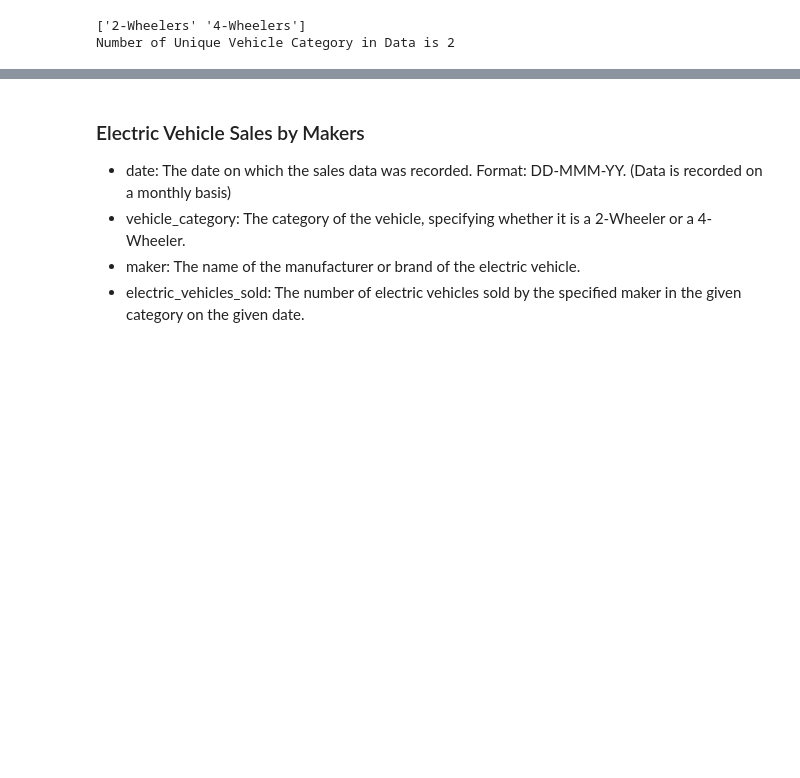
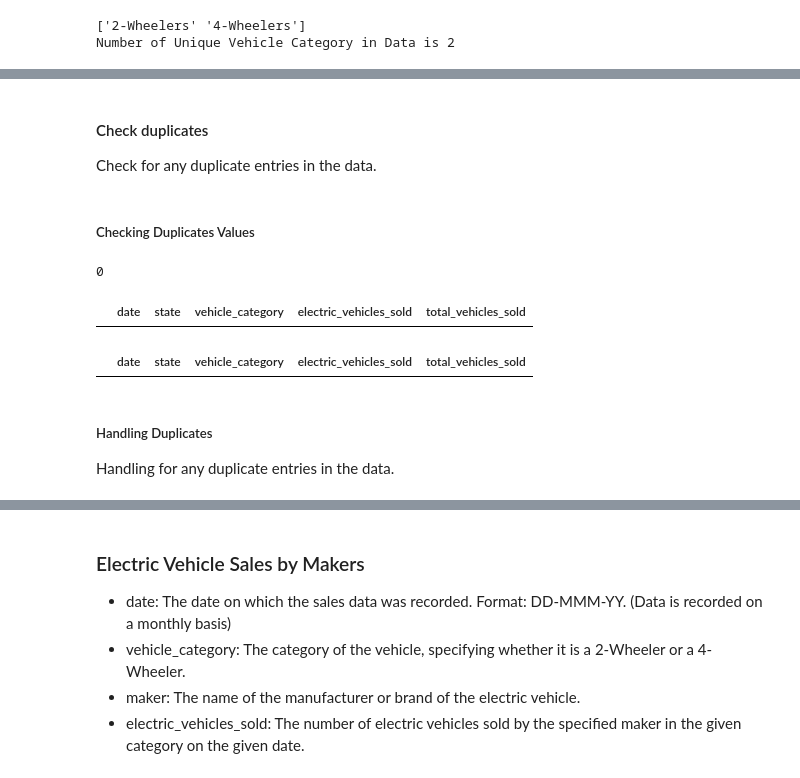
Before and after one commit to WalterEdwardd/General_Motors-Provide_Insights_to_Chief_in_Electric_and_Hybrid_Vehicles, a Jupyter notebook: notebooks/processed_data.ipynb, the cells around one changed output, grey strips where cells are left out. Saved outputs shown, nothing was run; the diff lists cells and outputs as text; code cells hidden in the pictures; blank space fills up the shorter version.

```diff
--- a/notebooks/processed_data.ipynb
+++ b/notebooks/processed_data.ipynb
@@ -142,0 +237,10 @@ Name: total_vehicles_sold, dtype: float64
+# %% [markdown]
+#### Check duplicates
+Check for any duplicate entries in the data.
+# %% [markdown]
+##### Checking Duplicates Values
+# %%
+# Check for duplicates
+sales_by_states.duplicated().sum()
+# %% [output]
+0
@@ -142,0 +250,10 @@ Name: total_vehicles_sold, dtype: float64
+# %%
+# inspect some rows containing duplicates as needed
+sales_by_states[sales_by_states.duplicated()].head()
+# %% [output]
+|  | date | state | vehicle_category | electric_vehicles_sold | total_vehicles_sold |
+# %%
+# inspect some rows containing duplicates as needed
+sales_by_states[sales_by_states.duplicated()].tail()
+# %% [output]
+|  | date | state | vehicle_category | electric_vehicles_sold | total_vehicles_sold |
@@ -142,0 +266,3 @@ Name: total_vehicles_sold, dtype: float64
+# %% [markdown]
+##### Handling Duplicates
+Handling for any duplicate entries in the data.
```
Also changed, not shown: parts of 132 cells of this notebook.
